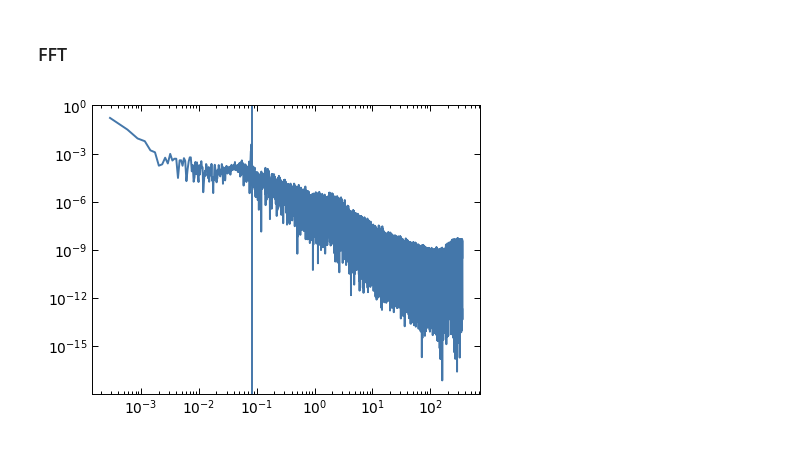
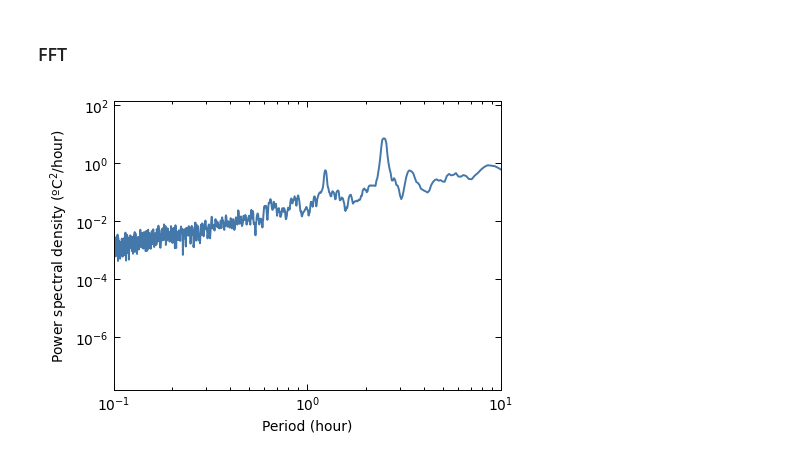
Before and after one commit to manufrn/TFG, a Jupyter notebook: notebooks/exploration_time_series.ipynb, the cells around one changed output. Saved outputs shown, nothing was run; the diff lists cells and outputs as text; code cells hidden in the pictures.

Commit message:
FFT and windowed FFT implementation

```diff
--- a/notebooks/exploration_time_series.ipynb
+++ b/notebooks/exploration_time_series.ipynb
@@ -90,11 +140,9 @@ def spectrum(x, dt):
 # %%
-dt = 5 # seconds
-dt = 5/60/60 # hours
-tidal_frecuency = 1/12
-freqs, power, psd = spectrum(temp[8], dt=dt)
-fig, ax = plt.subplots()
-ax.loglog(freqs, power)
-ax.axvline(tidal_frecuency)
-plt.show()
+dt = 5/60/60
+window_time = 1024
+n_smooth = 5
+units = 'hour'
+freqs, psd = windowed_spectrum(temp[10], dt, window_time, n_smooth)
+plot_spectrum(freqs, psd, 'hour', lims=(10**-1, 10))
 # %% [output]
-[figure, old version]
+[figure, new version]
```
Also changed, not shown: parts of 3 cells of this notebook.
